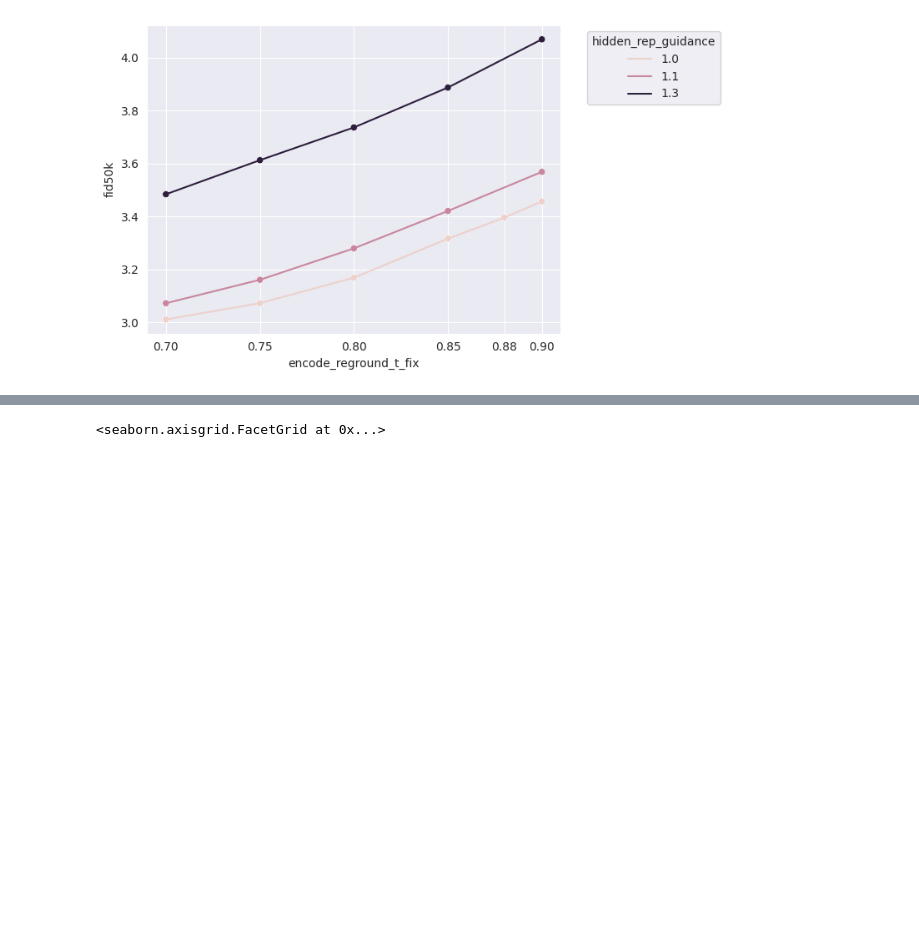
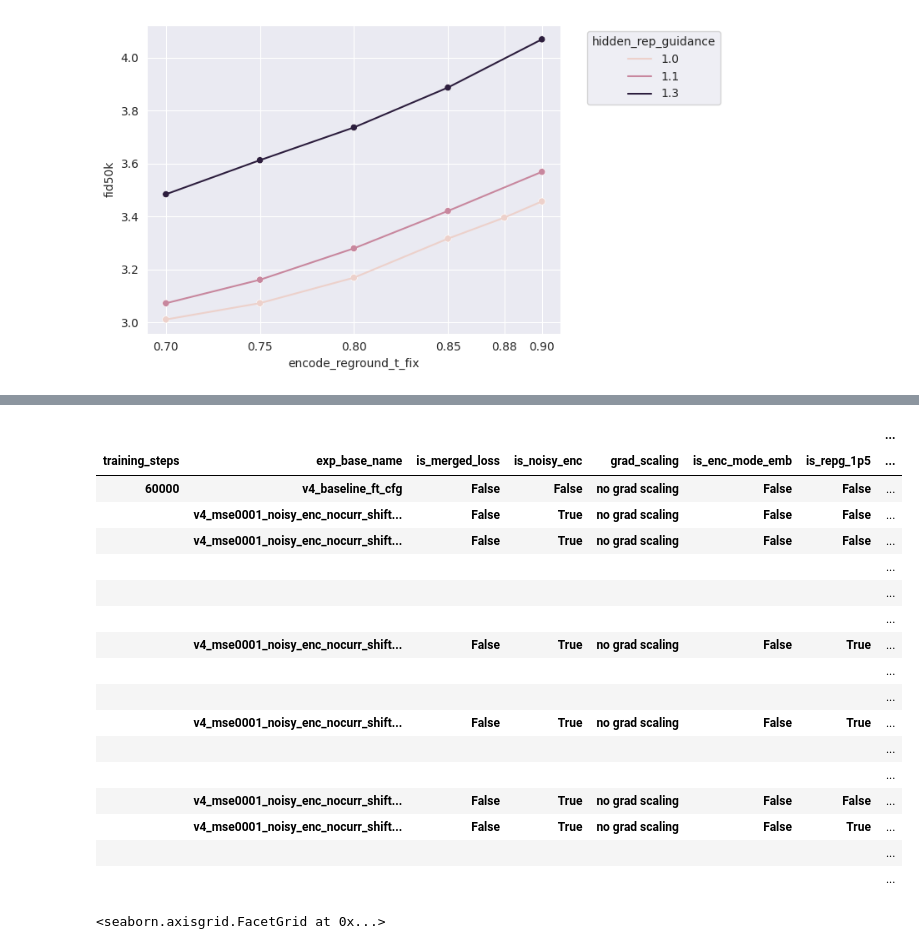
Before and after one commit to BartekPog/sfd-encoder, a Jupyter notebook: notebooks/fid_tables.ipynb, the cells around one changed output, grey strips where cells are left out. Cells and saved outputs as stored; diff of their text form; code cells hidden in the pictures; blank space fills up the shorter version.

```diff
--- a/notebooks/fid_tables.ipynb
+++ b/notebooks/fid_tables.ipynb
@@ -1622,3 +1863,24 @@ g.set(ylim=(None, 9), xlim=(None, 2.6))
+# %%
+tab_df.style.highlight_min(color="darkgreen", axis=1).format(precision=3)
+# %% [output]
+|  |  |  |  |  |  |  | ... |
+| training_steps | exp_base_name | is_merged_loss | is_noisy_enc | grad_scaling | is_enc_mode_emb | is_repg_1p5 | ... |
+| 60000 | v4_baseline_ft_cfg | False | False | no grad scaling | False | False | ... |
+|  | v4_mse0001_noisy_enc_nocurr_shift... | False | True | no grad scaling | False | False | ... |
+|  | v4_mse0001_noisy_enc_nocurr_shift... | False | True | no grad scaling | False | False | ... |
+|  |  |  |  |  |  |  | ... |
+|  |  |  |  |  |  |  | ... |
+|  |  |  |  |  |  |  | ... |
+|  | v4_mse0001_noisy_enc_nocurr_shift... | False | True | no grad scaling | False | True | ... |
+|  |  |  |  |  |  |  | ... |
+|  |  |  |  |  |  |  | ... |
+|  | v4_mse0001_noisy_enc_nocurr_shift... | False | True | no grad scaling | False | True | ... |
+|  |  |  |  |  |  |  | ... |
+|  |  |  |  |  |  |  | ... |
+|  | v4_mse0001_noisy_enc_nocurr_shift... | False | True | no grad scaling | False | False | ... |
+|  | v4_mse0001_noisy_enc_nocurr_shift... | False | True | no grad scaling | False | True | ... |
+|  |  |  |  |  |  |  | ... |
+|  |  |  |  |  |  |  | ... |
 # %%
 # START HERE
 
```
Also changed, not shown: parts of 29 cells of this notebook, 28 other files.
